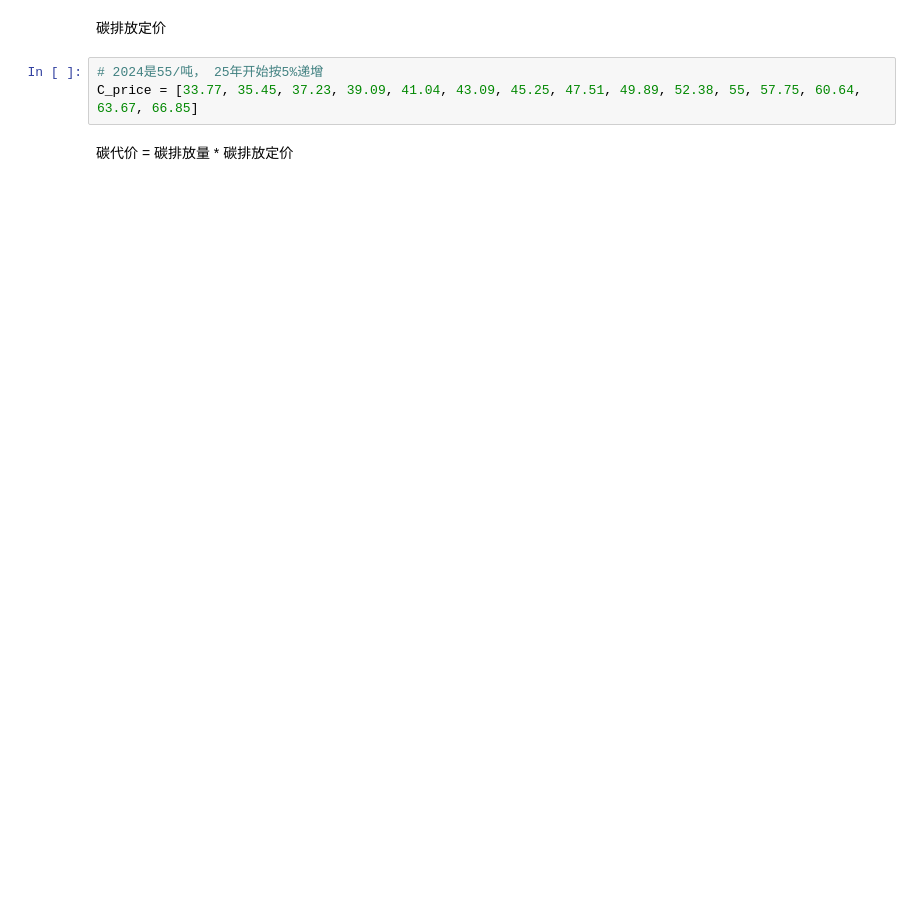
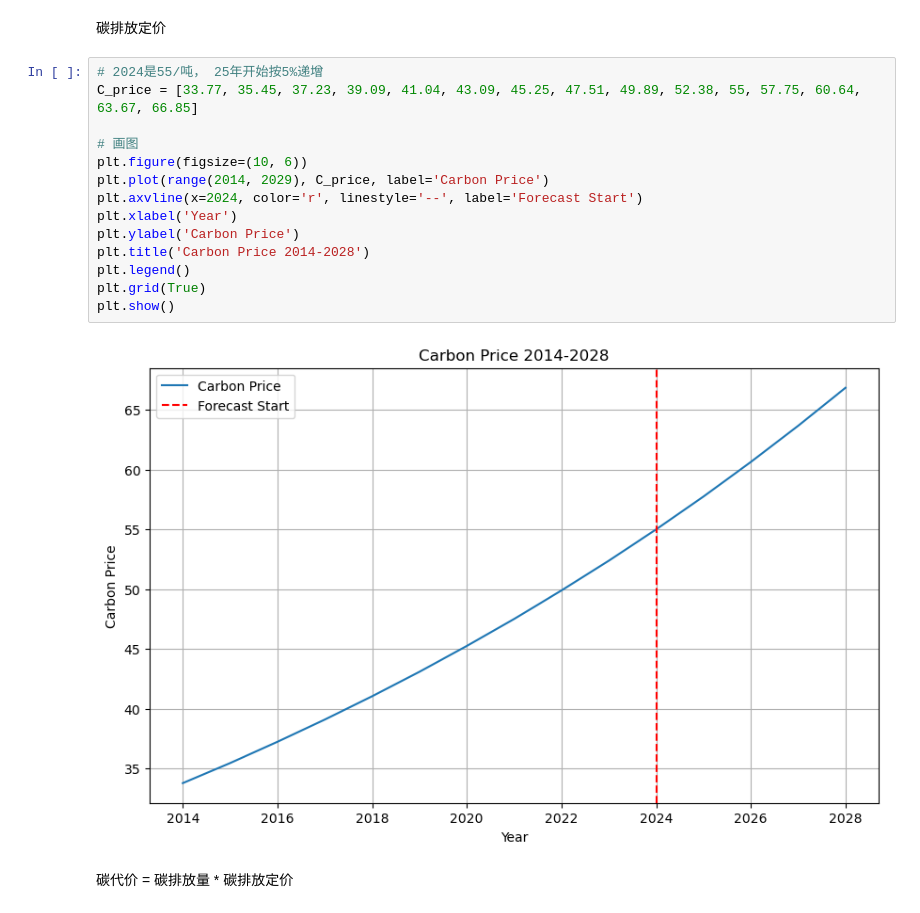
Before and after one commit to BlackMaple1203/MCM, a Jupyter notebook: Code/environment/kaya.ipynb, the cells around one changed output. Drawn from its saved outputs; the diff is of its cells as text; blank space fills up the shorter version.

```diff
--- a/Code/environment/kaya.ipynb
+++ b/Code/environment/kaya.ipynb
@@ -267,6 +267,19 @@ plt.show()
 # %%
 # 2024是55/吨， 25年开始按5%递增
 C_price = [33.77, 35.45, 37.23, 39.09, 41.04, 43.09, 45.25, 47.51, 49.89, 52.38, 55, 57.75, 60.64, 63.67, 66.85]
+
+# 画图
+plt.figure(figsize=(10, 6))
+plt.plot(range(2014, 2029), C_price, label='Carbon Price')
+plt.axvline(x=2024, color='r', linestyle='--', label='Forecast Start')
+plt.xlabel('Year')
+plt.ylabel('Carbon Price')
+plt.title('Carbon Price 2014-2028')
+plt.legend()
+plt.grid(True)
+plt.show()
+# %% [output]
+[figure, added]
 # %% [markdown]
 碳代价 = 碳排放量 * 碳排放定价
 # %%
```
Also changed, not shown: parts of 5 cells of this notebook.
